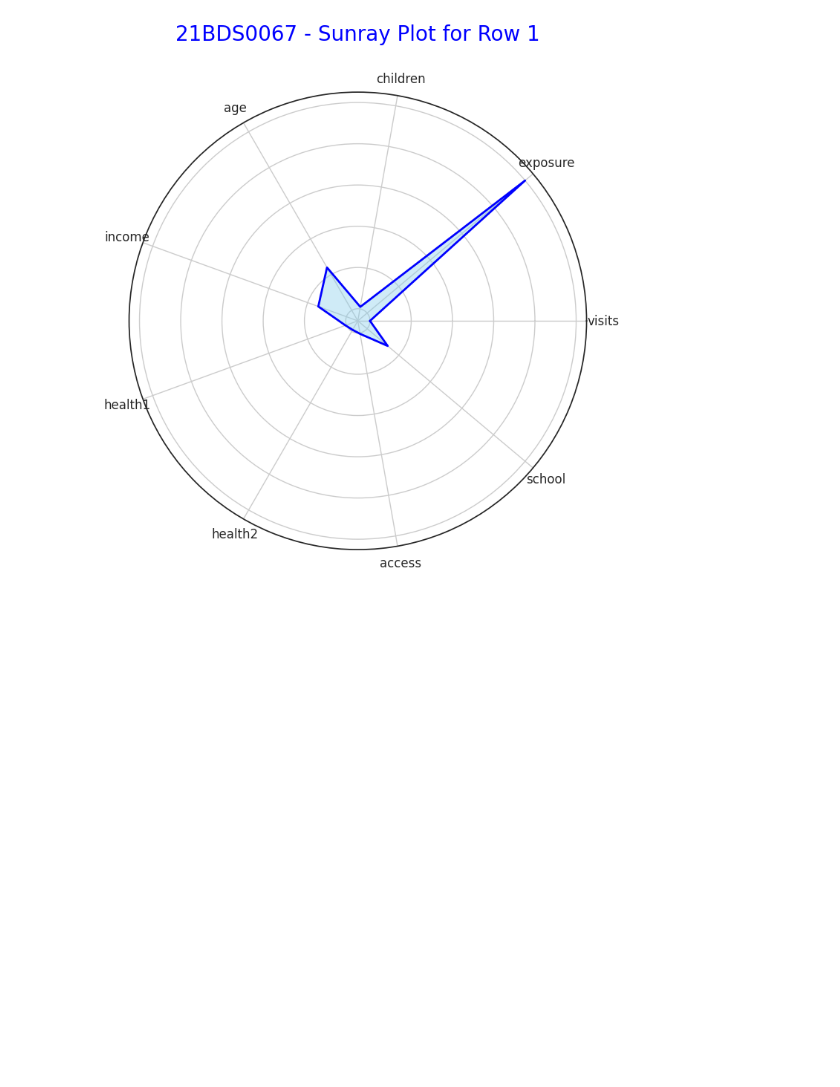
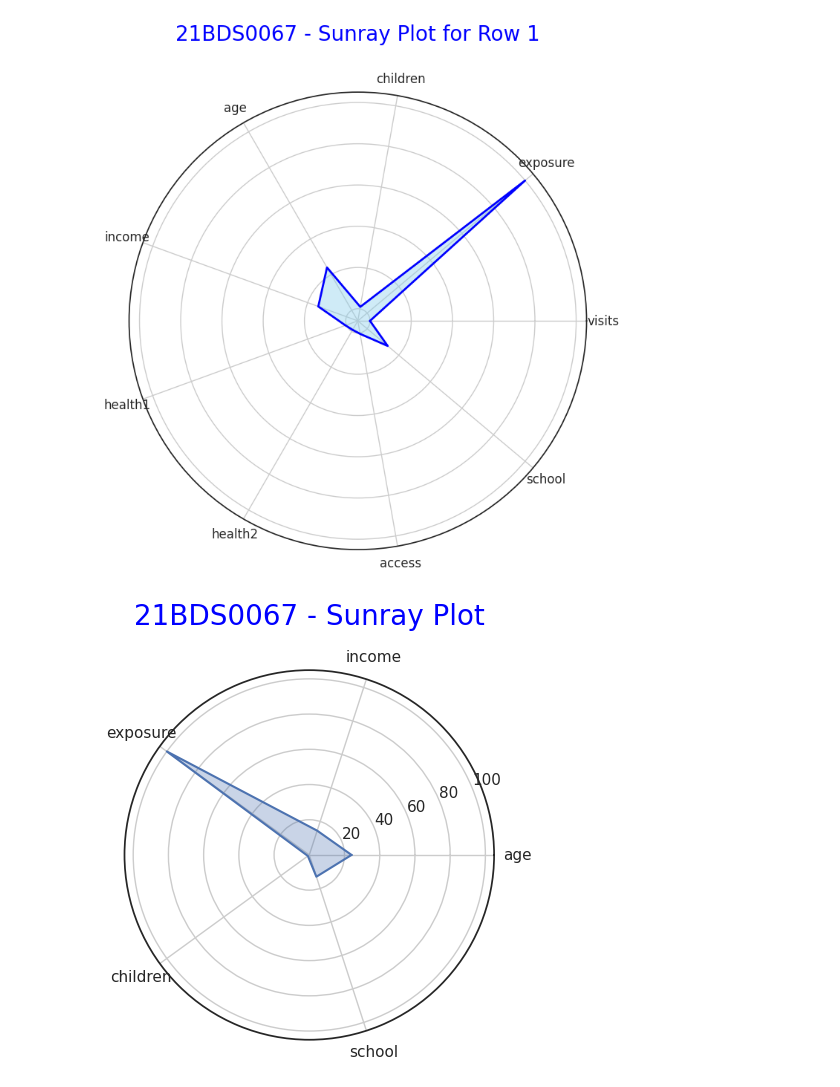
Before and after one commit to JananeeShri27/EDA-THEORY, a Jupyter notebook: Untitled0.ipynb, the cells around one changed output. Saved outputs shown, nothing was run; the diff lists cells and outputs as text; code cells hidden in the pictures; blank space fills up the shorter version.

```diff
--- a/Untitled0.ipynb
+++ b/Untitled0.ipynb
@@ -600,3 +600,25 @@ def sunray_plot(data, row_index):
 sunray_plot(df, row_index=0)
 # %% [output]
 [figure]
+# %%
+# Sunray (Radar) Plot - Using selected numeric columns: `age`, `income`, `exposure`, `children`, `school`
+def sunray_plot(df):
+    categories = ['age', 'income', 'exposure', 'children', 'school']
+    N = len(categories)
+
+    values = df[categories].iloc[0].values.flatten().tolist()
+    values += values[:1]  # To close the circular plot
+
+    angles = [n / float(N) * 2 * pi for n in range(N)]
+    angles += angles[:1]
+
+    ax = plt.subplot(111, polar=True)
+    plt.xticks(angles[:-1], categories)
+    ax.plot(angles, values)
+    ax.fill(angles, values, alpha=0.3)
+    ax.set_title(f'21BDS0067 - Sunray Plot', size=20, color='blue', y=1.1)
+    plt.show()
+
+sunray_plot(df)
+# %% [output]
+[figure, added]
```
Also changed, not shown: parts of 29 cells of this notebook.
